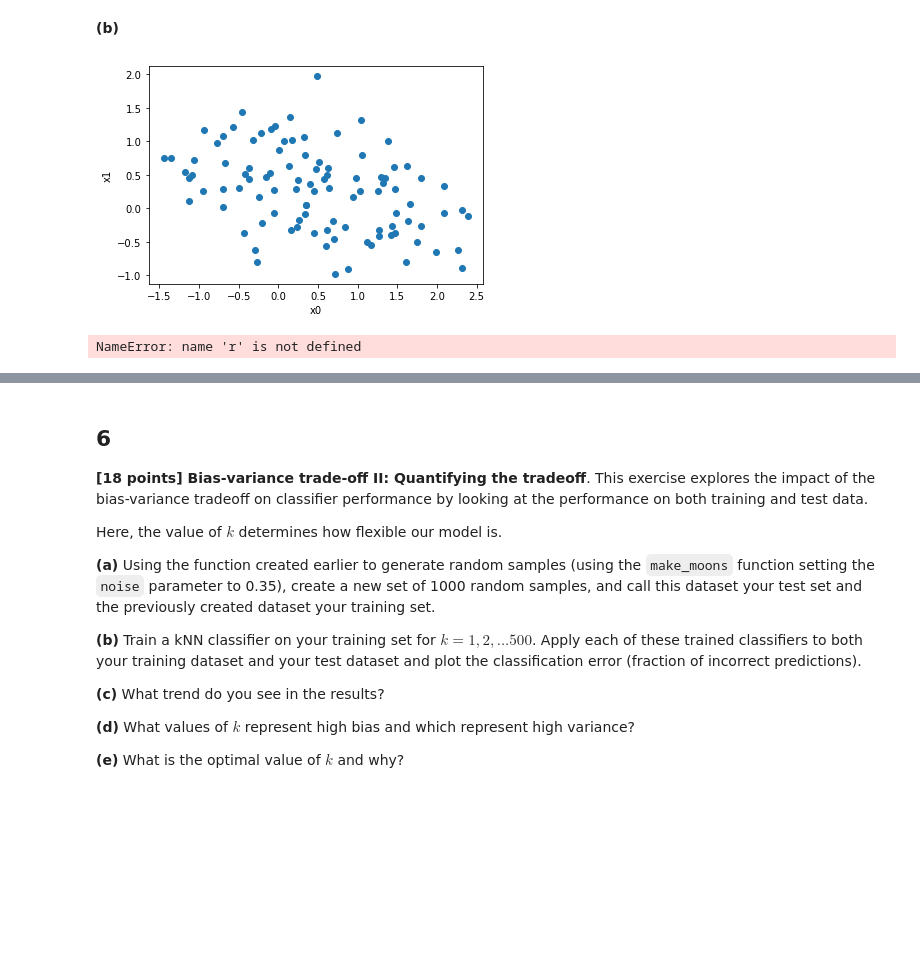
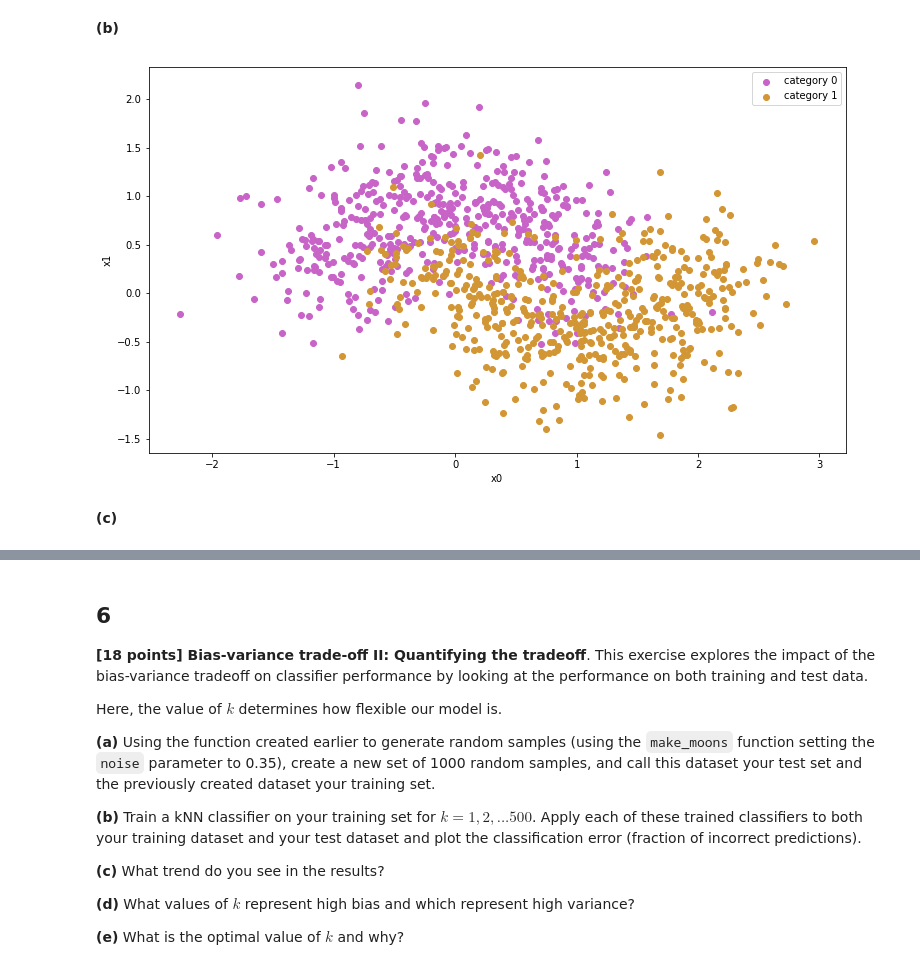
Before and after one commit to satvikk/ids705, a Jupyter notebook: assignments/Assignment_2.ipynb, the cells around one changed output, grey strips where cells are left out. Cells and saved outputs as stored; diff of their text form; code cells hidden in the pictures; blank space fills up the shorter version.

```diff
--- a/assignments/Assignment_2.ipynb
+++ b/assignments/Assignment_2.ipynb
@@ -274,21 +274,28 @@ Notes and tips for plotting decision boundaries (as in part d):
 **(a)**
 # %%
 from sklearn.datasets import make_moons
-x,y = make_moons(noise=0.35)
+from matplotlib.colors import LinearSegmentedColormap
+import matplotlib.pyplot as plt
+np.random.seed(1123)
+x,y = make_moons(1000, noise=0.35)
 # %% [markdown]
 **(b)**
-# %%
-import matplotlib.pyplot as plt
-fig, ax = plt.subplots(1)
-ax.scatter(x[:,0], x[:,1])
-ax.set_xlabel("x0")
-ax.set_ylabel("x1")
-#fig.show()
-None
-# %% [output]
-[figure, removed]
-# %%
-from matplotlib.colors import LinearSegmentedColormap
-newcmp = LinearSegmentedColormap.from_list("new", [(r/255, g/255, b/255), (r/255, g/255, b/255)], N=2)
-# %% [output]
-NameError: name 'r' is not defined
+# %%
+newcmp = LinearSegmentedColormap.from_list("new", [(200/255, 100/255, 200/255), (211/255, 150/255, 53/255)], N=2)
+
+fig, ax = plt.subplots(1)
+fig.set_size_inches(12.5, 10.5*12.5/18.5)
+for category in [0,1]:
+    ax.scatter(x=x[y==category, 0],
+               y=x[y==category, 1],
+               color=newcmp(category),
+               label = "category "+ str(category))
+ax.set_xlabel("x0")
+ax.set_ylabel("x1")
+ax.legend()
+#fig.show()
+None
+# %% [output]
+[figure, added]
+# %% [markdown]
+**(c)**
```
Also changed, not shown: parts of 32 cells of this notebook, 1 other file.
